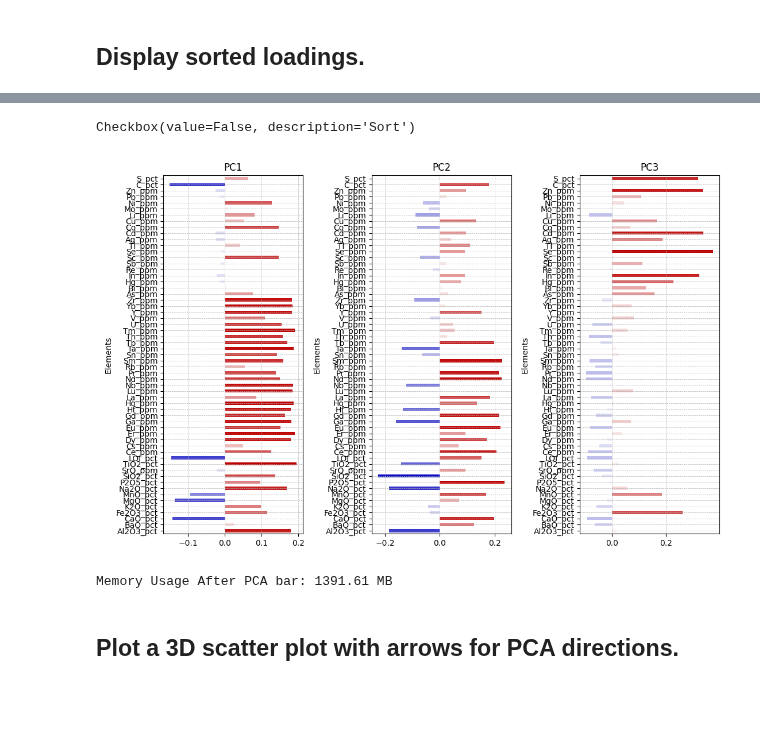
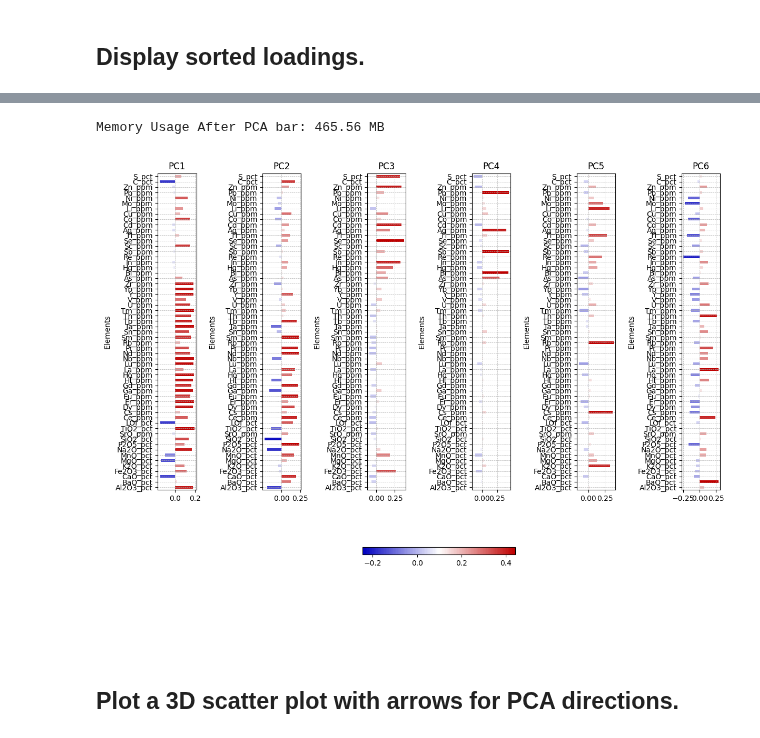
Before and after one commit to TigerFan2029/AIMinex, a Jupyter notebook: pca_mineral1.ipynb, the cells around one changed output, grey strips where cells are left out. Drawn from its saved outputs; the diff is of its cells as text; code cells hidden in the pictures; blank space fills up the shorter version.

Commit message:
added colorbar, axis, multiple pca, corrected list code

```diff
--- a/pca_mineral1.ipynb
+++ b/pca_mineral1.ipynb
@@ -121,8 +117,11 @@ df.shape
 # %% [markdown]
 ## Scale data and apply PCA.
 # %%
+from sklearn.preprocessing import FunctionTransformer
+
 # Scale data before applying PCA
 scaling=StandardScaler()
+#scaling = FunctionTransformer(np.log1p, validate=True)
 
 try:
     # Use fit and transform method
@@ -130,7 +129,7 @@ try:
     Scaled_data=scaling.transform(df)
 
     # Set the n_components=3
-    pca=PCA(n_components=3)
+    pca=PCA(n_components=6)
     pca.fit(Scaled_data)
     x=pca.transform(Scaled_data)
 
@@ -211,44 +217,49 @@ def normalize(values, vmin=None, vmax=None):
     norm_values = (values - vmin) / (vmax - vmin)
     return norm_values
 
 
 def plot_pc_barchart(data, pc_name, ax, sort=False):
     if sort:
         data = data.sort_values(ascending=False)
     #colors = ['#1f77b4' if x > 0 else '#d62728' for x in sorted_loadings]
     norm_values = normalize(data, vmin=-max(abs(data)), vmax=max(abs(data)))
     bar_colors = cm(norm_values)
     data.plot(kind='barh', color=bar_colors, ax=ax)
     ax.set_title(pc_name)
     ax.grid(True, linestyle='--', linewidth=0.5)
     ax.set_xlabel('')
     ax.set_ylabel('Elements')
 
 
 def update_plots(sort):
-    fig, axes = plt.subplots(ncols=3, figsize=(11, 7))
+    plt.close('all')
+    fig, axes = plt.subplots(ncols=len(pca_df.columns), figsize=(12, 8))
 
-    plot_pc_barchart(loadings['PC1'], 'PC1', axes[0], sort)
-    plot_pc_barchart(loadings['PC2'], 'PC2', axes[1], sort)
-    plot_pc_barchart(loadings['PC3'], 'PC3', axes[2], sort)
+    for i in range (len(pca_df.columns)):
+        plot_pc_barchart(loadings[f'PC{i+1}'], f'PC{i+1}', axes[i], sort)
 
     plt.tight_layout()
-    plt.show()
+
+    fig_c = plt.figure(figsize=(12, 1))
+
+    min_val = loadings.min().min()
+    max_val = loadings.max().max()
+
+    norm = plt.Normalize(vmin=min_val, vmax=max_val)
+    cbar = fig_c.colorbar(plt.cm.ScalarMappable(norm=norm, cmap=cm), ax = axes, orientation='horizontal', fraction = 0.02)
+
 
 interact(update_plots, sort=widgets.Checkbox(value=False, description='Sort'))
 
-
-display(sort_checkbox)
 plt.tight_layout()
-plt.show()
 
 memory_0_4 = get_memory_usage()
 print(f"Memory Usage After PCA bar: {memory_0_4:.2f} MB")
 # %% [output]
 [interactive output not drawn]
-Checkbox(value=False, description='Sort')
+Memory Usage After PCA bar: 465.56 MB
-[figure, old version]
+[figure, new version]
-Memory Usage After PCA bar: 1391.61 MB
+[figure, added]
 # %% [markdown]
 ## Plot a 3D scatter plot with arrows for PCA directions.
 # %%
```
Also changed, not shown: parts of 14 cells of this notebook.
